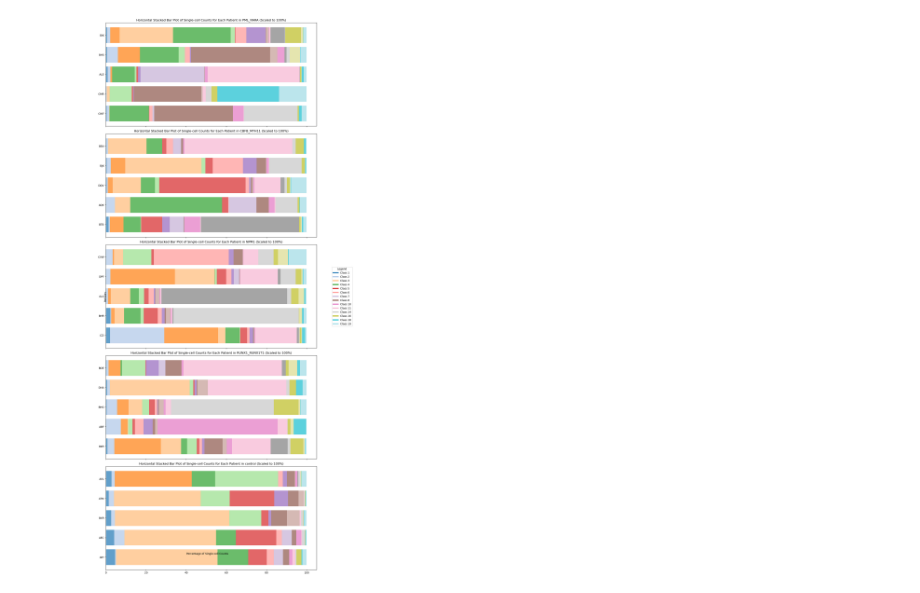
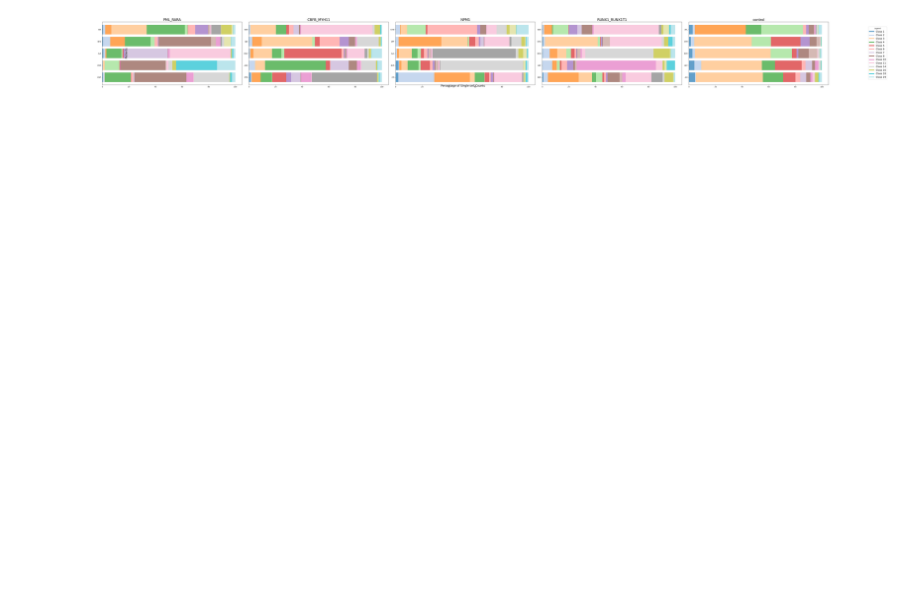
Before and after one commit to aleksandraiva/CMSCB-SCEMILA, a Jupyter notebook: SCEMILA/plot.ipynb, the cells around one changed output. Cells and saved outputs as stored; diff of their text form; code cells hidden in the pictures; blank space fills up the shorter version.

Commit message:
Adapt plot to match original figure 3

```diff
--- a/SCEMILA/plot.ipynb
+++ b/SCEMILA/plot.ipynb
@@ -188,7 +195,7 @@ for class_folder in os.listdir(data_path):
 data_path = '../data'
 
 # Initialize figure for subplots
-fig, axs = plt.subplots(nrows=len(os.listdir(data_path)), figsize=(12, 6 * len(os.listdir(data_path))), sharex=True)
+fig, axs = plt.subplots(nrows=1, ncols=len(os.listdir(data_path)), figsize=(12 * len(os.listdir(data_path)), 6), sharey=False)
 
 # Initialize legend elements for the overall plot
 legend_elements = []
@@ -203,49 +210,45 @@ for i, class_folder in enumerate(os.listdir(data_path)):
         patient_folder_names = []
         stacked_counts_vectors = []
 
         # Iterate over all files in the folder
         for j, patient_folder in enumerate(os.listdir(class_path)):
             if len(patient_folder) == 3:
                 probs_path = os.path.join(class_path, patient_folder) + '/single_cell_probabilities.npy'
                 sc_probs = np.load(probs_path)
                 sc_class = np.argmax(sc_probs, axis=1)
                 counts_vector, unique_labels = get_counts_vector(sc_class)
 
                 # Normalize counts to percentages
                 counts_percentages = counts_vector / np.sum(counts_vector) * 100
 
                 # Create a custom color list for each position
                 cmap = get_cmap('tab20', len(unique_labels))
                 colors = [cmap(i) for i in range(len(unique_labels))]
 
-                # Append data for plotting
-                patient_folder_names.append(patient_folder)
-                stacked_counts_vectors.append((counts_percentages, unique_labels, colors))
+                # Create a horizontal stacked bar plot for each patient in the class
+                left = 0
+                for label, color in zip(unique_labels, colors):
+                    axs[i].barh(patient_folder, counts_percentages[label], label=f"Class {label}", alpha=0.7, color=color, left=left)
+                    left += counts_percentages[label]
 
-        # Create a horizontal stacked bar plot for each file in the class
-        axs[i].set_title(f"Horizontal Stacked Bar Plot of Single-cell Counts for Each Patient in {class_folder} (Scaled to 100%)")
-        for k, (counts_percentages, unique_labels, colors) in enumerate(stacked_counts_vectors):
-            left = 0
-            for label, color in zip(unique_labels, colors):
-                axs[i].barh(patient_folder_names[k], counts_percentages[label], label=f"Class {label}", alpha=0.7, color=color, left=left)
-                left += counts_percentages[label]
+                # Extend the legend elements for the overall plot
+                if i == 0 and j == 0:
+                    legend_elements.extend([Line2D([0], [0], color=color, lw=4, label=f'Class {label}') for label, color in zip(unique_labels, colors)])
 
-            # Extend the legend elements for the overall plot
-            if i == 0 and k == 0:
-                legend_elements.extend([Line2D([0], [0], color=color, lw=4, label=f'Class {label}') for label, color in zip(unique_labels, colors)])
+        # Set title for each subplot with the name of the folder
+        axs[i].set_title(class_folder, fontsize=20)
 
-# Add labels
-fig.text(0.5, 0.04, "Percentage of Single-cell Counts", ha='center')
-fig.text(0.04, 0.5, "Patients", va='center', rotation='vertical')
+# Add labels with increased font size
+fig.text(0.04, 0.5, "Patients", va='center', rotation='vertical', fontsize=16)
 
-# Create a legend for the overall plot
-fig.legend(handles=legend_elements, title="Legend", bbox_to_anchor=(1.05, 0.5), loc='center left')
+# Create a legend for the overall plot with increased font size
+fig.legend(handles=legend_elements, title="Legend", bbox_to_anchor=(1.05, 0.5), loc='center left', fontsize=14)
 
 # Adjust layout and save the overall plot
 plt.tight_layout()
 plt.savefig('fig3_based_on_features.png', bbox_inches='tight')
 
 # Show the plot
 plt.show()
 # %% [output]
-[figure, old version]
+[figure, new version]
```
Also changed, not shown: parts of 3 cells of this notebook.
